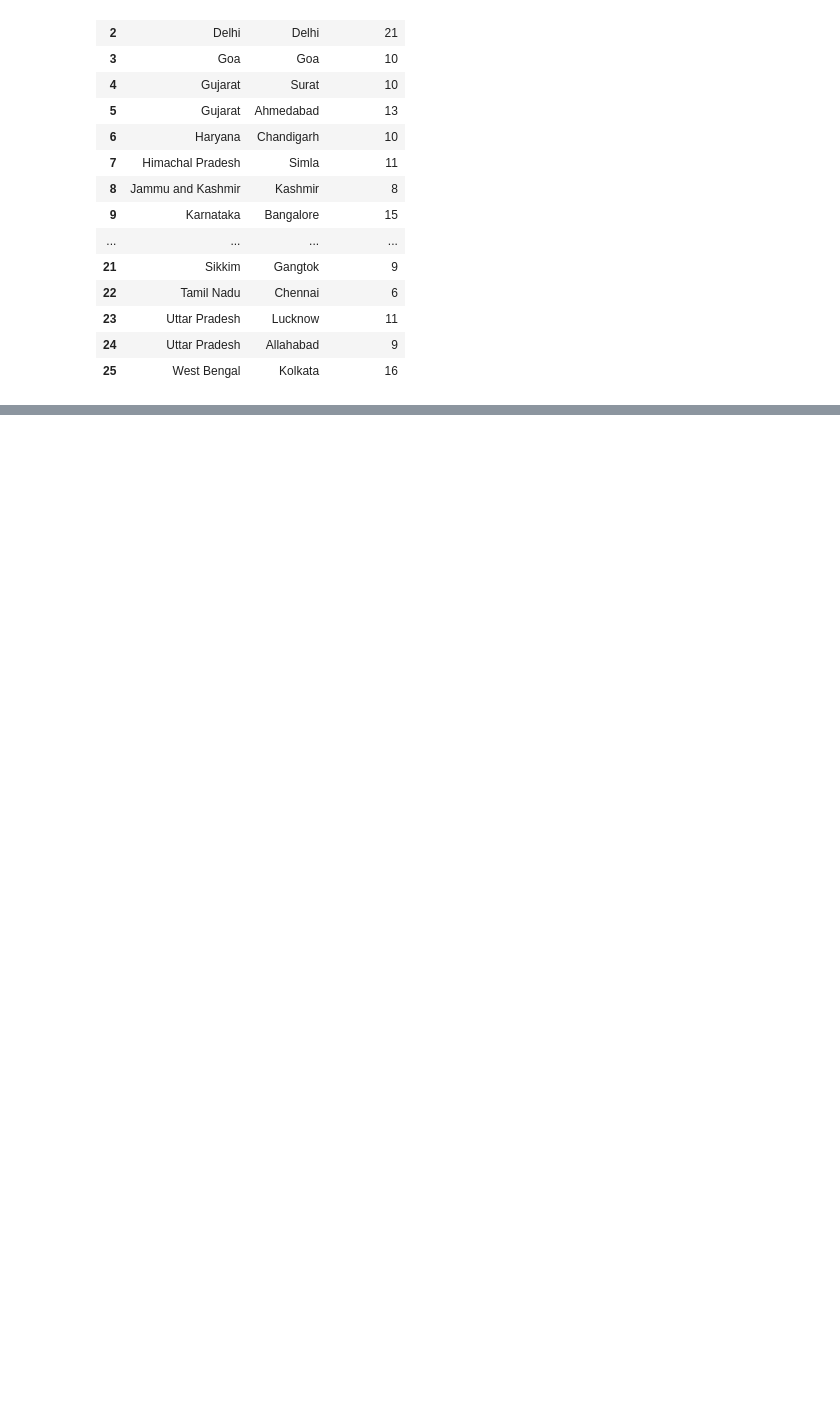
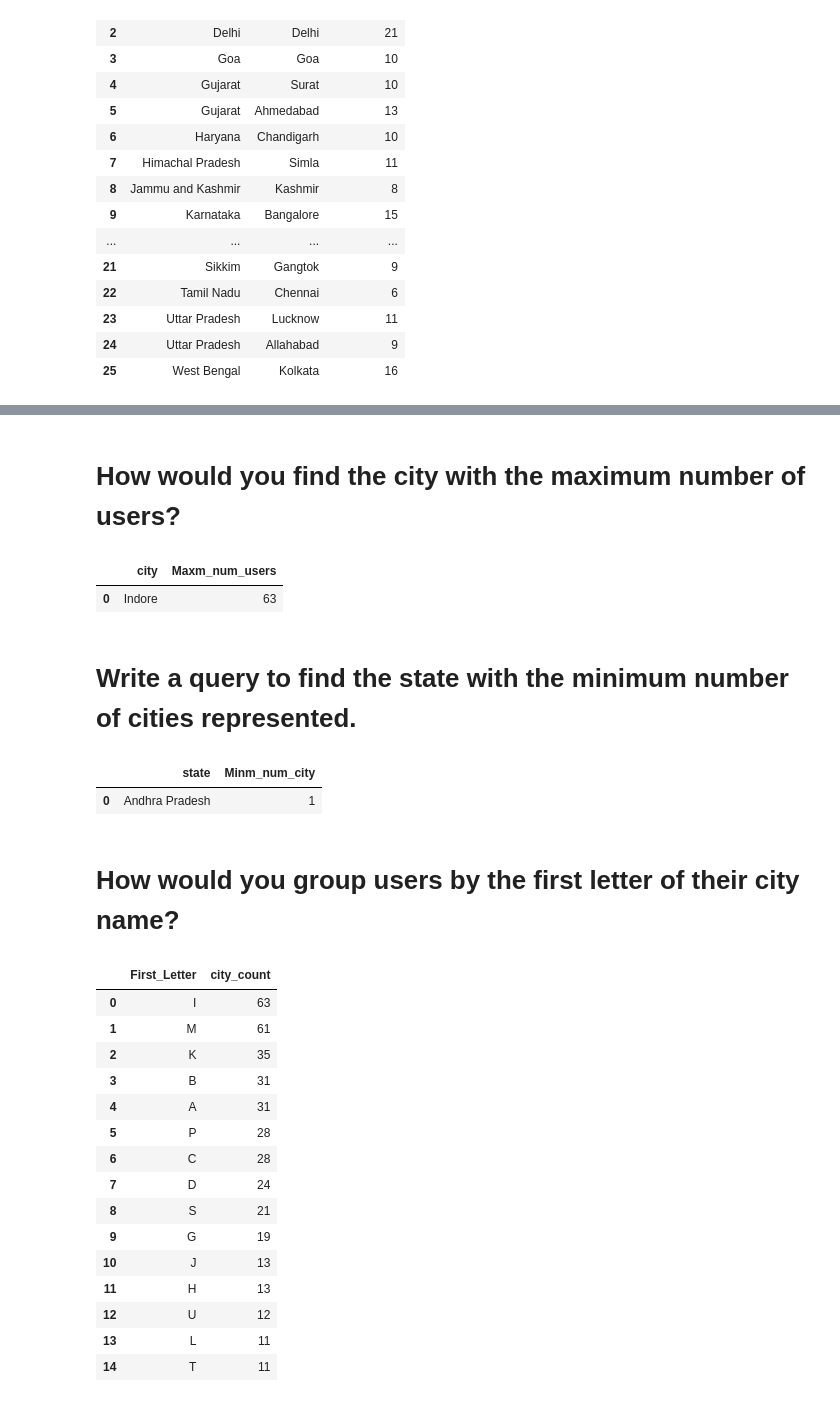
Before and after one commit to Maruf-Ahmad-khan/REVENUE-ANALYSIS, a Jupyter notebook: Case Studies using sql.ipynb, the cells around one changed output, grey strips where cells are left out. Drawn from its saved outputs; the diff is of its cells as text; code cells hidden in the pictures; blank space fills up the shorter version.

```diff
--- a/Case Studies using sql.ipynb
+++ b/Case Studies using sql.ipynb
@@ -219,0 +267,38 @@ users_state_city
+# %% [markdown]
+# How would you find the city with the maximum number of users?
+# %%
+Max_num_users = pd.read_sql("SELECT  city, COUNT(*) AS Maxm_num_users FROM users GROUP BY city ORDER BY Maxm_num_users DESC LIMIT 1", mydb)
+Max_num_users
+# %% [output]
+|  | city | Maxm_num_users |
+| 0 | Indore | 63 |
+# %% [markdown]
+# Write a query to find the state with the minimum number of cities represented.
+# %%
+Min_city_count = pd.read_sql("SELECT state, COUNT(DISTINCT city) AS Minm_num_city FROM users GROUP BY state ORDER BY Minm_num_city ASC LIMIT 1 ;", mydb)
+Min_city_count
+# %% [output]
+|  | state | Minm_num_city |
+| 0 | Andhra Pradesh | 1 |
+# %% [markdown]
+# How would you group users by the first letter of their city name?
+# %%
+City_First_Letter = pd.read_sql("SELECT LEFT(city, 1) AS First_Letter, COUNT(*) AS city_count FROM users GROUP BY LEFT(city, 1) ORDER BY city_count DESC;", mydb)
+City_First_Letter
+# %% [output]
+|  | First_Letter | city_count |
+| 0 | I | 63 |
+| 1 | M | 61 |
+| 2 | K | 35 |
+| 3 | B | 31 |
+| 4 | A | 31 |
+| 5 | P | 28 |
+| 6 | C | 28 |
+| 7 | D | 24 |
+| 8 | S | 21 |
+| 9 | G | 19 |
+| 10 | J | 13 |
+| 11 | H | 13 |
+| 12 | U | 12 |
+| 13 | L | 11 |
+| 14 | T | 11 |
```
Also changed, not shown: parts of 10 cells of this notebook, 1 other file.
